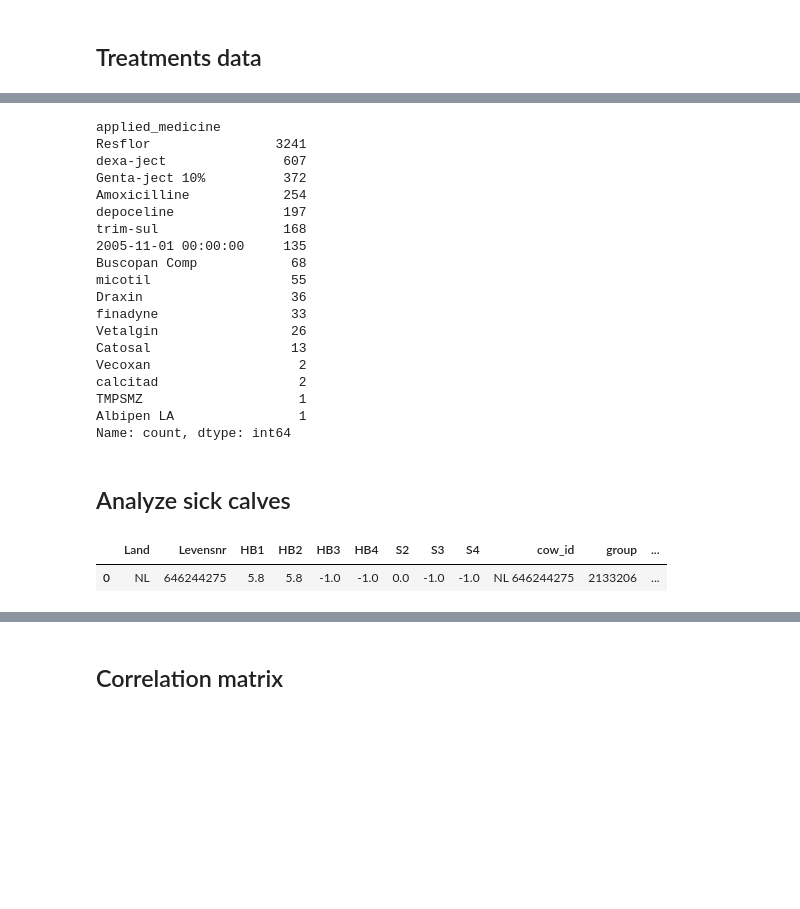
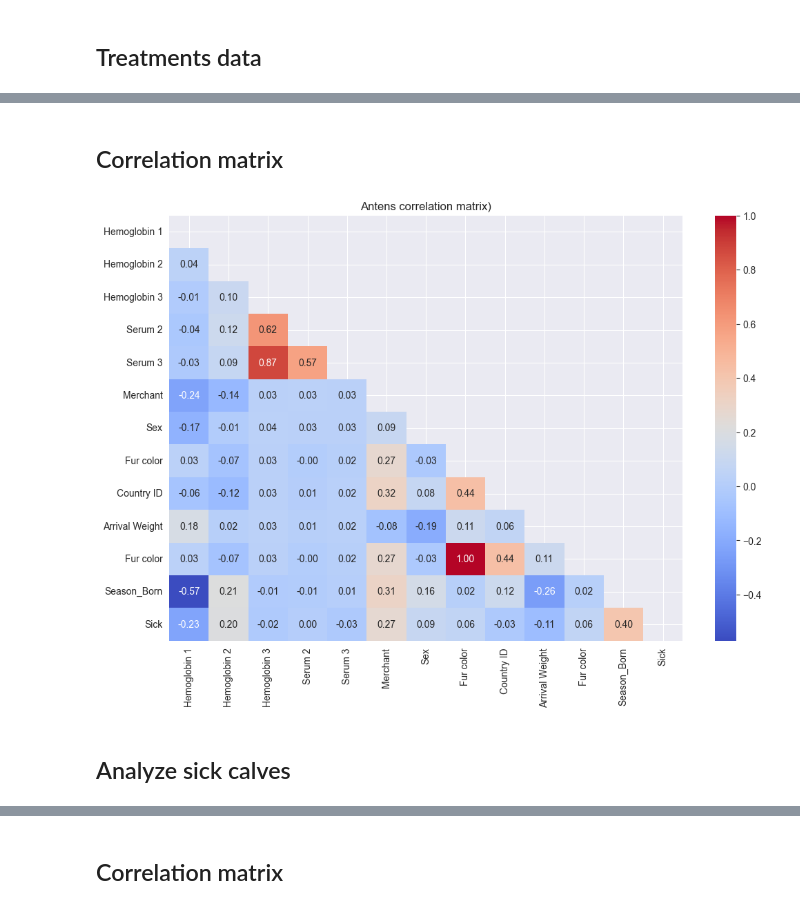
Before and after one commit to AI-Farming-Thewi/cows_analysis, a Jupyter notebook: Farms analysis.ipynb, the cells around one changed output, grey strips where cells are left out. Drawn from its saved outputs; the diff is of its cells as text; code cells hidden in the pictures; blank space fills up the shorter version.

```diff
--- a/Farms analysis.ipynb
+++ b/Farms analysis.ipynb
@@ -259,0 +418,6 @@ treatments_cleaned = treatments_cleaned.drop(
+# %%
+translation_dict = {    'HB1': 'Hemoglobin 1',    'HB2': 'Hemoglobin 2',    'HB3': 'Hemoglobin 3',    'S2': 'Serum 2',    'S3': 'Serum 3',    'Type': 'Type',    'Vetbedekking': 'Fat Covering',    'Kleur': 'Meat Color',    'Gewicht': 'Slaughter Weight',    'Geboorte datum': 'Birth Date',    'Slacht datum': 'Slaughter Date',    'Afwijkingen': 'Abnormalities',    'Calf ID': 'Calf ID',    'Calf ID + Country': 'Country ID + Calf ID',    'County ID': 'Country ID',    'Merchant': 'Merchant',    'Sex': 'Sex',    'Color Letter': 'Color Letter',    'Fur Color': 'Fur Color',    'Arrival Date at Veal Farm': 'Arrival Date at Veal Farm',    'Days at diary farm': 'Days at Dairy Farm',    'Stable': 'Stable',    'Arrival weight': 'Arrival Weight',    'Sickness Date': 'Sickness Date',    'Sick': 'Sick'}
+
+antens_cows.rename(columns=translation_dict, inplace=True)
+
+antens_cows.head()
@@ -259,0 +432,26 @@ treatments_cleaned = treatments_cleaned.drop(
+# %%
+new_column_order = [
+    'Country ID + Calf ID',
+    'Country ID',
+    'Birth date',
+    'Sex',
+    'Stable',
+    'Days at Dairy Farm',
+    'Arrival Date at Veal Farm',
+    'Arrival Weight',
+    'Merchant',
+    'Fur color',
+    'Color Letter',
+    'Hemoglobin 1',
+    'Hemoglobin 2',
+    'Hemoglobin 3',
+    'Serum 2',
+    'Serum 3',
+    'Sick',
+    'Season',
+    'Season_Born'
+]
+
+antens_cows = antens_cows[new_column_order]
+
+antens_cows.sample(5)
@@ -260,25 +465,21 @@ treatments_cleaned = treatments_cleaned.drop(
+# %% [markdown]
+## Correlation matrix
+# %%
+antens_cows_analysis = antens_cows[['Hemoglobin 1', 'Hemoglobin 2', 'Hemoglobin 3', 'Serum 2', 'Serum 3', 'Merchant', 'Sex', 'Fur color', 'Country ID', 'Arrival Weight' , 'Fur color', 'Season_Born', 'Sick']]
+# %%
+antens_corr = antens_cows_analysis.corr()
+
+mask = np.triu(np.ones_like(antens_corr, dtype=bool))
+
+plt.figure(figsize=(12, 8))
+
+sns.heatmap(antens_corr, mask=mask, annot=True, fmt=".2f", cmap="coolwarm", cbar=True)
+plt.title("Antens correlation matrix)")
+plt.show()
+# %% [output]
+[figure, added]
 # %%
-treatments_cleaned['applied_medicine'].value_counts()
+# treatments_cleaned['applied_medicine'].value_counts()
-# %% [output]
-applied_medicine
-Resflor                3241
-dexa-ject               607
-Genta-ject 10%          372
-Amoxicilline            254
-depoceline              197
-trim-sul                168
-2005-11-01 00:00:00     135
-Buscopan Comp            68
-micotil                  55
-Draxin                   36
-finadyne                 33
-Vetalgin                 26
-Catosal                  13
-Vecoxan                   2
-calcitad                  2
-TMPSMZ                    1
-Albipen LA                1
-Name: count, dtype: int64
 # %% [markdown]
 ## Analyze sick calves
 # %%
@@ -290,7 +491,4 @@ sick_cows = set(
 # %%
-antens_cows['sick'] = antens_cows['cow_id'].apply(lambda cow: 1 if cow in sick_cows else 0)
-antens_cows.head(1)
+# antens_cows['sick'] = antens_cows['cow_id'].apply(lambda cow: 1 if cow in sick_cows else 0)
+# antens_cows.head(1)
-# %% [output]
-|  | Land | Levensnr | HB1 | HB2 | HB3 | HB4 | S2 | S3 | S4 | cow_id | group | ... |
-| 0 | NL | 646244275 | 5.8 | 5.8 | -1.0 | -1.0 | 0.0 | -1.0 | -1.0 | NL 646244275 | 2133206 | ... |
 # %%
```
Also changed, not shown: parts of 50 cells of this notebook, 1 other file.
